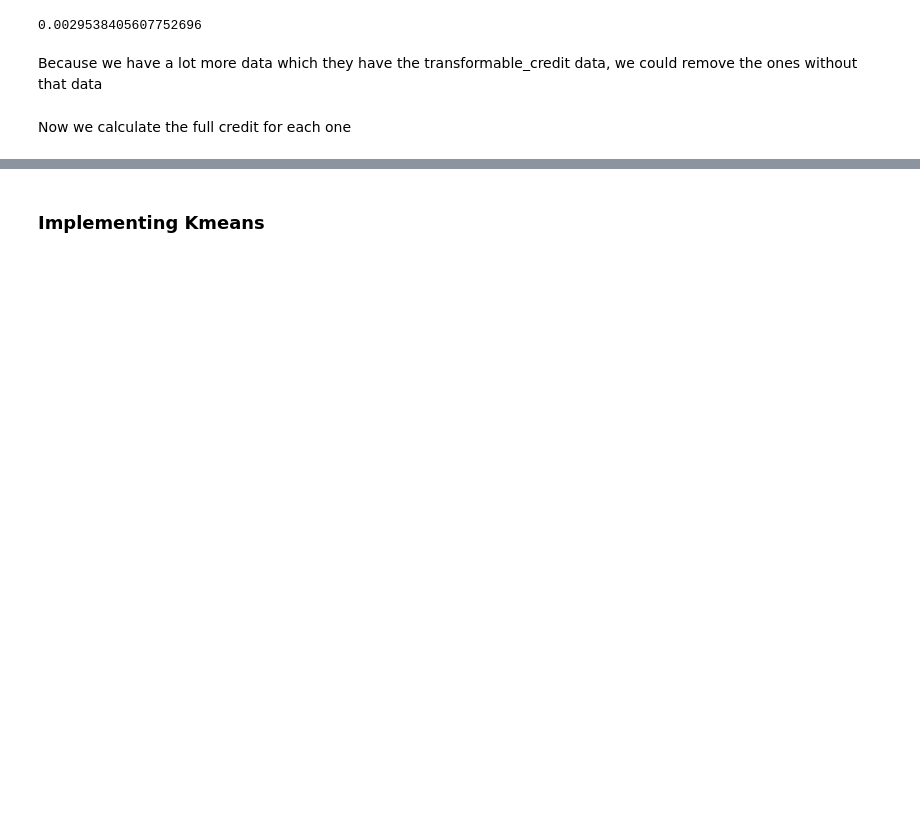
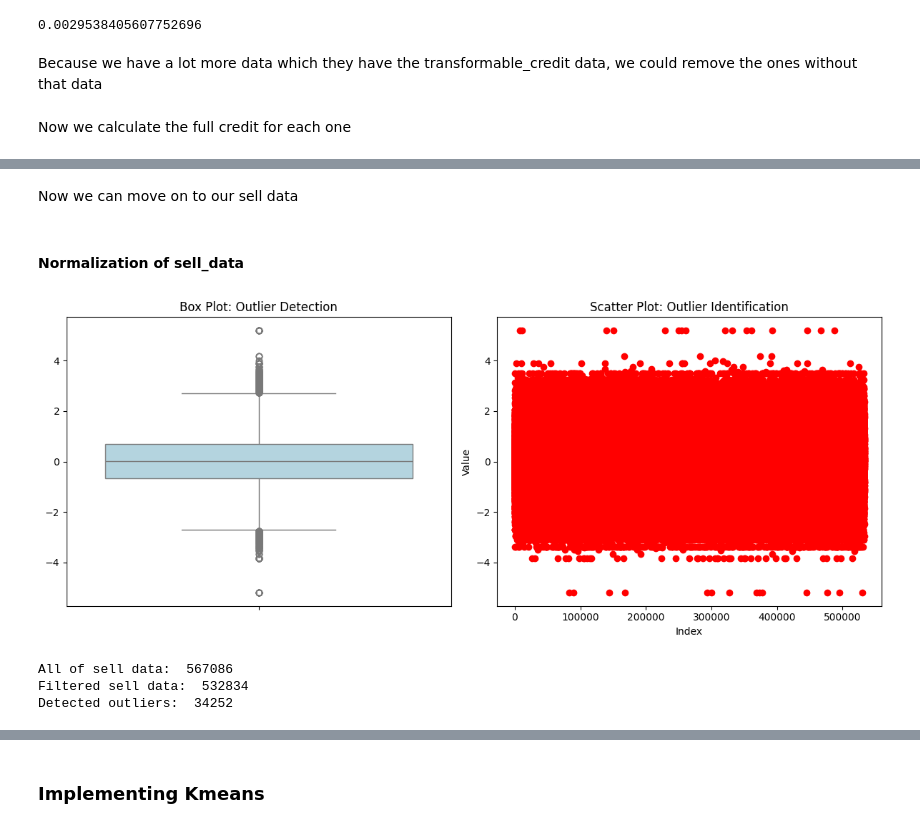
Before and after one commit to AbtinRahbari/AI_Delta_QBC9_G3, a Jupyter notebook: Clustering.ipynb, the cells around one changed output, grey strips where cells are left out. Cells and saved outputs as stored; diff of their text form; code cells hidden in the pictures; blank space fills up the shorter version.

Commit message:
Finalizing the preprocess and moving onto modeling

```diff
--- a/Clustering.ipynb
+++ b/Clustering.ipynb
@@ -139,8 +143,10 @@ data.has_warm_water_provider = data.has_warm_water_provider.fillna('package')
 # Most of our data is Residential so they won't have business deed by defaut
 data.has_business_deed = data.has_business_deed.fillna(False)
 
-# Most transactions only use single_page deed so we can set it as a default parameter
-data.deed_type = data.deed_type.fillna('single_page')
+# Most sells only use single_page deed so we can set it as a default parameter
+data.loc[(data['cat2_slug'] == 'residential-sell') | (data['cat2_slug'] == 'commercial-sell'), 'deed_type'] = data.loc[(data['cat2_slug'] == 'residential-sell') | (data['cat2_slug'] == 'commercial-sell'), 'deed_type'].fillna('single_page')
+# Most rents only use written_agreement deed so we can set it as a default parameter
+data.loc[(data['cat2_slug'] == 'residential-rent') | (data['cat2_slug'] == 'commercial-rent') | (data['cat2_slug'] == 'temporary-rent'), 'deed_type'] = data.loc[(data['cat2_slug'] == 'residential-rent') | (data['cat2_slug'] == 'commercial-rent'), 'deed_type'].fillna('written_agreement')
 
 # I assumed the 30+ floor as 31 and fill the NaN with mean+floor of the available floors
 data.floor = data.floor.replace('30+', 31)
@@ -162,7 +168,8 @@ mean_const_yr = data.groupby(['city_slug', 'neighborhood_slug']).agg({
 }).reset_index()
 # Now we merge the mean data with main data
 data = pd.merge(data, mean_const_yr, on=['city_slug', 'neighborhood_slug'], how='left', suffixes=('', '_mean'))
-data['construction_year'] = data['construction_year'].fillna(data['construction_year_mean'])
+data['construction_year'] = np.floor(data['construction_year'].fillna(data['construction_year_mean']))
+del mean_const_yr
 # %%
 data.cat2_slug.unique()
 # %% [output]
@@ -365,0 +371,3 @@ Now we calculate the full credit for each one
+# %%
+### For Sells
+sell_data = data[(data['cat2_slug'] == 'residential-sell') | (data['cat2_slug'] == 'commercial-sell')]
@@ -365,0 +424,45 @@ Now we calculate the full credit for each one
+# %% [markdown]
+Now we can move on to our sell data
+# %%
+# Filtering the data to have the ones with either price_value or trandformable_price
+sell_data = sell_data[(sell_data['price_value'].notna()) | (sell_data['transformable_price'].notna())]
+# This dataset doesn't have any transformable_price so the final price is precieved as price_value
+sell_data['final_credit'] = sell_data['price_value']
+# %% [markdown]
+#### Normalization of sell_data
+# %%
+# Filter out all values that are lower than 1 percent and hhigher than 99 percent since we have a lot of anomalies
+upper_threshold = sell_data['final_credit'].quantile(0.98)
+lower_threshold = sell_data['final_credit'].quantile(0.04)
+filtered_sell_data = sell_data[(sell_data['final_credit'] < upper_threshold) & (sell_data['final_credit'] > lower_threshold)]
+sell_outlier = sell_data.shape[0] - filtered_sell_data.shape[0]
+
+# Now we transform the final_credit data into a normal distribution
+qt = QuantileTransformer(output_distribution='normal')
+transformed_data = qt.fit_transform(filtered_sell_data['final_credit'].to_numpy().reshape(-1, 1))
+
+# Create a figure for multiple plots
+fig, axes = plt.subplots(1, 2, figsize=(12, 5))
+
+# Box Plot (detect outliers)
+sns.boxplot(y=transformed_data.flatten(), ax=axes[0], color='lightblue')
+axes[0].set_title("Box Plot: Outlier Detection")
+
+# Scatter Plot (visualize extreme values)
+axes[1].scatter(range(len(transformed_data)), transformed_data, color='red')
+axes[1].set_title("Scatter Plot: Outlier Identification")
+axes[1].set_xlabel("Index")
+axes[1].set_ylabel("Value")
+
+plt.tight_layout()
+plt.show()
+
+# Reporting the data loss
+print('All of sell data: ', sell_data.shape[0])
+print('Filtered sell data: ', filtered_sell_data.shape[0])
+print('Detected outliers: ', sell_outlier)
+# %% [output]
+[figure, added]
+All of sell data:  567086
+Filtered sell data:  532834
+Detected outliers:  34252
```
Also changed, not shown: parts of 34 cells of this notebook.
